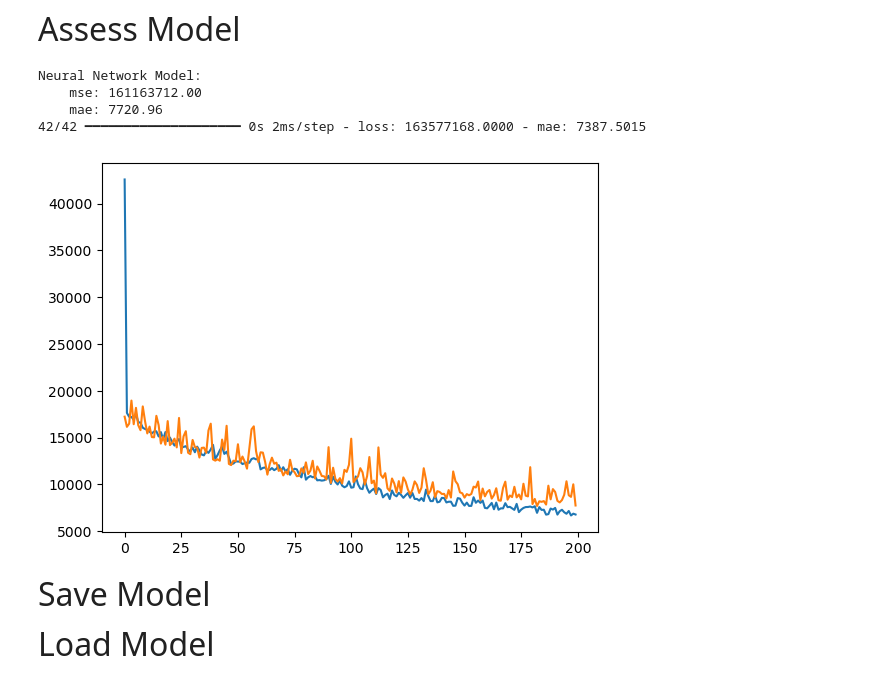
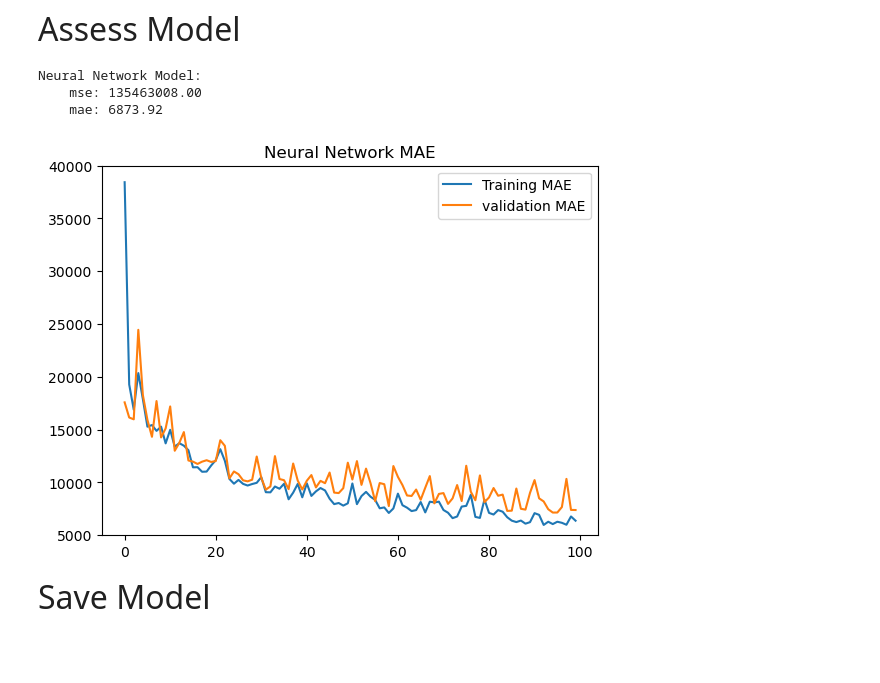
Before and after one commit to StevenHuang41/salary_prediction, a Jupyter notebook: salary_regression.ipynb, the cells around one changed output. Saved outputs shown, nothing was run; the diff lists cells and outputs as text; code cells hidden in the pictures; blank space fills up the shorter version.

```diff
--- a/salary_regression.ipynb
+++ b/salary_regression.ipynb
@@ -955,0 +945,15 @@ nn_df
+# %%
+## load model
+# best_NN_model = load_model(os.path.join(model_dir, 'NN_model.keras'))
+
+## get best parameters from tuner
+best_hyperparms = tuner.get_best_hyperparameters(num_trials=1)[0]
+
+## get best model from tuner
+best_NN_model = tuner.get_best_models(num_models=1)[0]
+
+## show best model summary
+best_NN_model.summary()
+
+## use best model to predict
+y_pred_NN = best_NN_model.predict(X_test_)
@@ -955,0 +979,12 @@ nn_df
+# %%
+## build a new model using tuner best parameters
+new_NN_model = tuner.hypermodel.build(best_hyperparms)
+
+## document history by creating another model
+history = new_NN_model.fit(
+    X_train_, y_train,
+    validation_split=0.2,
+    epochs=100,
+    batch_size=128,
+    shuffle=True,
+    verbose=2)
@@ -957,19 +1032,21 @@ nn_df
 <font size='6'>Assess Model</font>
 # %%
 print("Neural Network Model:")
-print(f"    mse: {mean_squared_error(y_test, y_pred_nn):.2f}")
-print(f"    mae: {mean_absolute_error(y_test, y_pred_nn):.2f}")
+print(f"    mse: {mean_squared_error(y_test, y_pred_NN):.2f}")
+print(f"    mae: {mean_absolute_error(y_test, y_pred_NN):.2f}")
 
-model.evaluate(X_test_, y_test)
-plt.plot(history.history['mae']) # loss, mae, val_loss, val_mae
-plt.plot(history.history['val_mae'])
+# model.evaluate(X_test_, y_test)
+plt.plot(history.history['mae'], label='Training MAE') # loss, mae, val_loss, val_mae
+plt.plot(history.history['val_mae'], label='validation MAE')
+plt.ylim(5000, 40000)
+plt.legend()
+plt.title('Neural Network MAE')
 plt.show()
 # %% [output]
 Neural Network Model:
-    mse: 161163712.00
-    mae: 7720.96
-42/42 ━━━━━━━━━━━━━━━━━━━━ 0s 2ms/step - loss: 163577168.0000 - mae: 7387.5015
+    mse: 135463008.00
+    mae: 6873.92
-[figure, old version]
+[figure, new version]
 # %% [markdown]
 <font size='6'>Save Model</font>
 # %%
@@ -979,2 +1055,0 @@ model.save(os.path.join(model_dir, 'nn_model.keras'))
-# %% [markdown]
-<font size='6'>Load Model</font>
```
Also changed, not shown: parts of 13 cells of this notebook, 5 other files.
